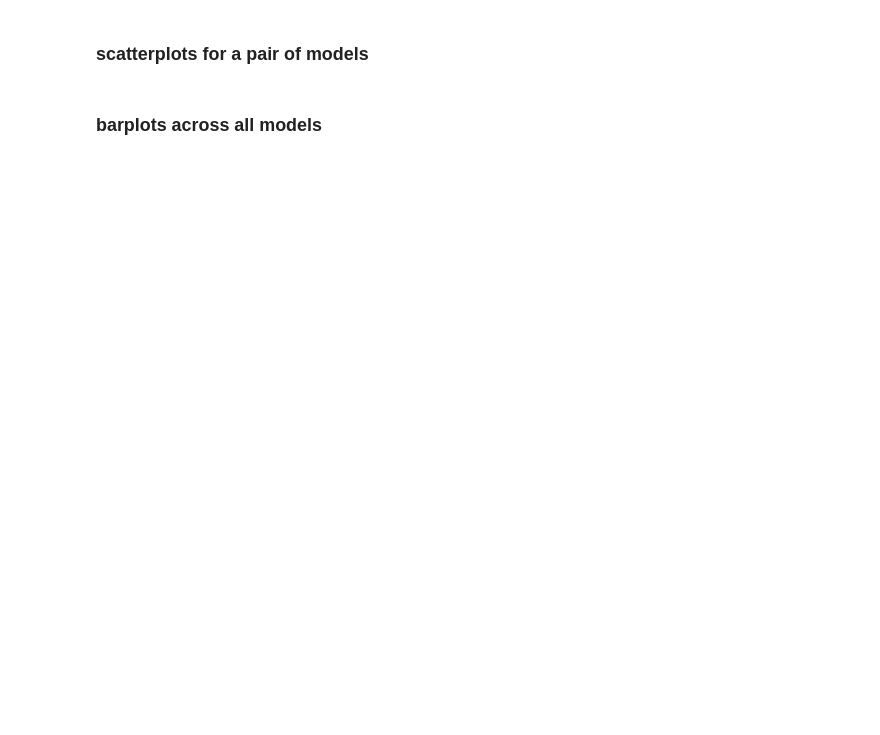
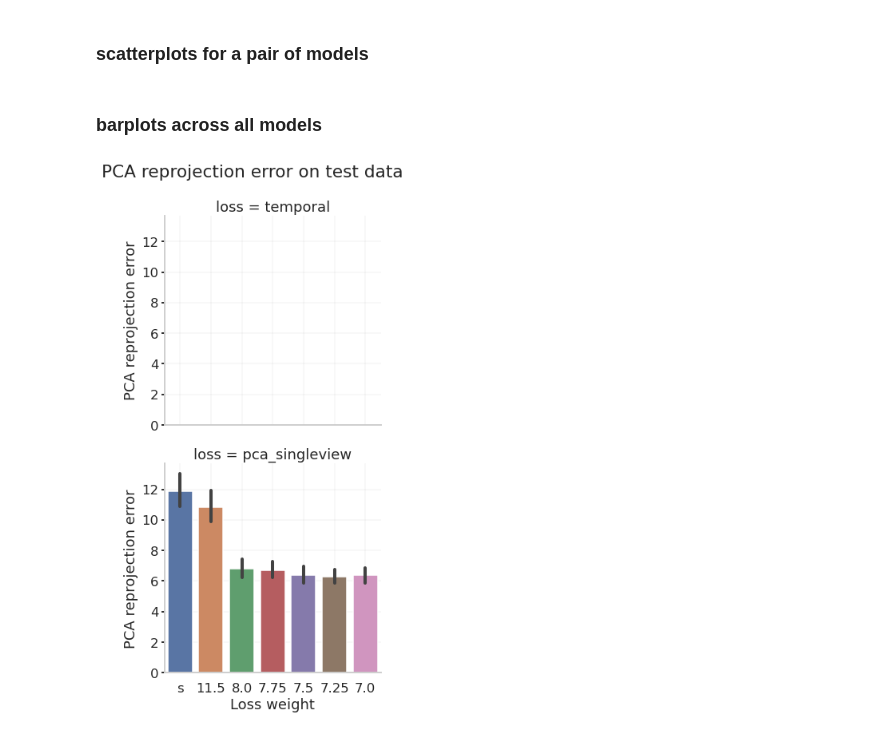
Before and after one commit to paninski-lab/tracking-diagnostics, a Jupyter notebook: notebooks/plot-metric-sweeps.ipynb, the cells around one changed output. Cells and saved outputs as stored; diff of their text form; code cells hidden in the pictures; blank space fills up the shorter version.

```diff
--- a/notebooks/plot-metric-sweeps.ipynb
+++ b/notebooks/plot-metric-sweeps.ipynb
@@ -105,7 +100,7 @@ loss_type = "pca_singleview" # Change for different loss functions
 error_metric = "reprojection_error" # for pca only
 # define models
 to_compute = "pca_singleview" # rmse | pca_multiview | pca_singleview | unimodal_mse
-model_name = "pca-singleview-heatmap"
+model_name = "pca-singleview-heatmap-new"
 train_frames = 75 # 000
 #pca_singleview_epsilon = 15.
 #pca_multiview_epsilon = None
@@ -116,13 +111,13 @@ model_type = "heatmap"
 loss_weight_dict = {
     'supervised': [None],#[11.5],
     #'temporal': [None],
-    'pca_singleview': [0.25,0.5,0.75,1.0,1.25,1.5],# was [6.5,6.75,7.0,7.25,7.5,8.0,11.5], # Hacking. this is epsilon
+    'pca_singleview': [7.0,7.25,7.5,7.75,8.0,11.5],# was [6.5,6.75,7.0,7.25,7.5,8.0,11.5], # Hacking. this is epsilon
     #'pca_multiview': [1.0,1.25,1.5,2.0,4.0]# <-hack for now, [7.0,7.5,10.5] #<- actual log weights. #[1.0,1.5,2.0,3.0] <-hack for now, it's not weight, it's empirical epsilon multiplier, #[2.0, 1.0, 0.0, -1.0],
 
 }
-# loss_weight_dict['pca_singleview'].sort(reverse=True)
+loss_weight_dict['pca_singleview'].sort(reverse=True)
 
-pca_obj = None
+pca_loss = None
 datamodule = None
 model_cfg = cfg.copy()
 model_cfg.training.train_frames = train_frames
@@ -152,6 +147,7 @@ elif to_compute == 'temporal_norm':
 if to_compute == "pca_singleview":
     # remove obstacle keypoints
     keypoint_names = [kp for kp in keypoint_names if kp not in ['obs_top','obsHigh_bot','obsLow_bot']]
+    print(keypoint_names)
 
 metrics_collected = {bp: [] for bp in keypoint_names}
 cols_collected = []
@@ -180,8 +176,8 @@ for loss_type, loss_weights in loss_weight_dict.items():
 
         else:
             model_cfg.model.losses_to_use = [loss_type]
-            model_cfg.losses[loss_type].log_weight = 7.25 #  <- TODO: just hack for now, should be loss_weight
-            model_cfg.losses[loss_type].epsilon = loss_weight # TODO: hack; was pca_multiview_epsilon
+            model_cfg.losses[loss_type].log_weight = loss_weight #  <- TODO: just hack for now, should be loss_weight
+            # model_cfg.losses[loss_type].epsilon = empirical_epsilon_multiplier # TODO: hack; was pca_multiview_epsilon
             model_cfg.losses[loss_type].empirical_epsilon_multiplier = empirical_epsilon_multiplier # TODO: warning, it's a hack. should be empirical_epsilon_multiplier
 #                 print(model_cfg.losses)
             if loss_type in ["pca_multiview","pca_singleview"]:
@@ -198,6 +194,7 @@ for loss_type, loss_weights in loss_weight_dict.items():
             result = handler.compute_metric(
                 to_compute, 'predictions.csv',
                 keypoints_true=keypoints_gt, pca_loss_obj=pca_loss, datamodule=datamodule)
+            print(result.shape)
         except FileNotFoundError:
             print('could not find model predictions')
             continue
@@ -336,7 +356,7 @@ df_tmp['loss_weight'] = df_tmp.apply(add_loss_val_col, axis=1)
 # %%
 sns.set(context='talk', style='whitegrid', font_scale=1)
 
-eval_mode = 'validation'
+eval_mode = 'test'
 
 num_losses_to_plot = len(cols_collected) # can exclude vals here
 # average over keypoints and frames
@@ -365,33 +385,35 @@ for ax in g.axes.flatten():
 # if dataset_name == 'ibl-paw-2':
 #     if to_compute == 'pca_reproj':
 #         if eval_mode == 'unused':
 #             g.set(ylim=[3.8, 4.8])
 #         elif eval_mode == 'validation':
 #             g.set(ylim=[4, 5.7])
 #         elif eval_mode == 'train':
 #             g.set(ylim=[4, 5.5])
 # elif dataset_name == 'ibl-pupil-2':
 #     if to_compute == 'rmse':
 #         if eval_mode == 'validation':
 #             g.set(ylim=[1.5, 2.4])
 # #     if to_compute == 'unimodal_mse':
 # #         g.set(ylim=[0.008, .015])
 # elif dataset_name == 'ibl-fingers':
 #     if to_compute == 'rmse':
 #         if eval_mode == 'train':
 #             g.set(ylim=[7, 14])
 #         elif eval_mode == 'validation':
 #             g.set(ylim=[10, 20])
 #         elif eval_mode == 'test':
 #             g.set(ylim=[14, 20])
 #     elif to_compute == 'pca_reproj':
 #         if eval_mode == 'test':
 #             g.set(ylim=[12, 14.4])
 
 g.fig.subplots_adjust(top=0.9)
 g.fig.suptitle('%s on %s data' % (y_label, eval_mode))
 plt.tight_layout()
 plt.show()
+# %% [output]
+[figure, added]
 # %%
 df_tmp_
 # %%
```
Also changed, not shown: parts of 5 cells of this notebook.
